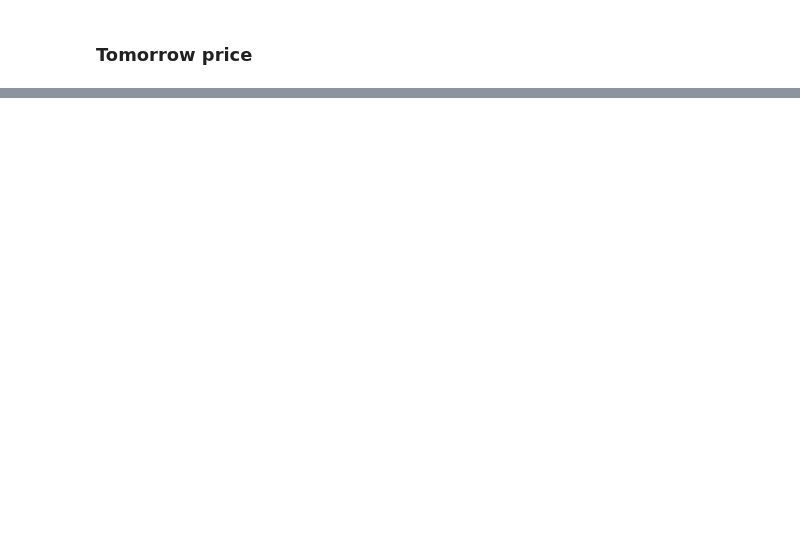
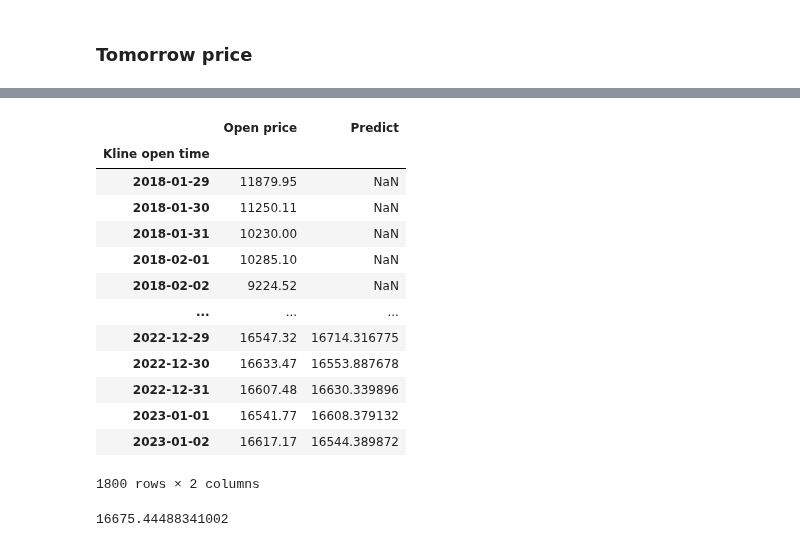
Before and after one commit to nhatruong1009/CryptoPrediction, a Jupyter notebook: src/modelling/predict_price.ipynb, the cells around one changed output, grey strips where cells are left out. Cells and saved outputs as stored; diff of their text form; code cells hidden in the pictures; blank space fills up the shorter version.

```diff
--- a/src/modelling/predict_price.ipynb
+++ b/src/modelling/predict_price.ipynb
@@ -188,5 +201,5 @@ from statsmodels.tsa.arima.model import ARIMA
 # %%
-X = pd_df["Open price"].values
+# X = pd_df["Open price"].values
 
 scaler = MinMaxScaler()
 scaled_data = scaler.fit_transform(data).reshape(-1)
@@ -195,7 +208,8 @@ history = train.copy().tolist()
 
 predictions = list()
 for t in range(len(test)):
-    model = ARIMA(history, order=(5,1,0))
+    model = SimpleExpSmoothing(history, initialization_method="estimated")
+    # model = ARIMA(history, order=(5,1,0))
     model_fit = model.fit()
     output = model_fit.forecast()
     pred_price = output[0]
@@ -322,0 +319,31 @@ pd.DataFrame({'arima':scores_1, 'lstm':scores_2})
+# %%
+from statsmodels.tsa.api import ExponentialSmoothing
+
+data = pd_df.filter(["Open price"])
+
+scaler = MinMaxScaler()
+scaled_data = scaler.fit_transform(data).reshape(-1)
+train, test = scaled_data[:TRAIN_DATA_LENGTH], scaled_data[TRAIN_DATA_LENGTH:]
+history = train.copy().tolist()
+
+predictions = list()
+for t in range(len(test)):
+    model = ExponentialSmoothing(history, seasonal_periods=7)
+    model_fit = model.fit()
+    output = model_fit.forecast()
+    pred_price = output[0]
+    predictions.append(pred_price)
+    actual_price = test[t]
+    history.append(actual_price)
+# %%
+
+train_df, test_df = data[:TRAIN_DATA_LENGTH], data[TRAIN_DATA_LENGTH:]
+test_df["Predict"] = scaler.inverse_transform(np.array(predictions).reshape(-1,1)).reshape(-1)
+
+
+# concate train_df and test_df to get the full data set
+full_df = pd.concat([train_df, test_df], axis=0)
+
+
+fig = px.line(full_df, height=1000, width=1000)
+fig.show()
@@ -322,0 +356,17 @@ pd.DataFrame({'arima':scores_1, 'lstm':scores_2})
+# %%
+full_df
+# %% [output]
+|  | Open price | Predict |
+| Kline open time |  |  |
+| 2018-01-29 | 11879.95 | NaN |
+| 2018-01-30 | 11250.11 | NaN |
+| 2018-01-31 | 10230.00 | NaN |
+| 2018-02-01 | 10285.10 | NaN |
+| 2018-02-02 | 9224.52 | NaN |
+| ... | ... | ... |
+| 2022-12-29 | 16547.32 | 16714.316775 |
+| 2022-12-30 | 16633.47 | 16553.887678 |
+| 2022-12-31 | 16607.48 | 16630.339896 |
+| 2023-01-01 | 16541.77 | 16608.379132 |
+| 2023-01-02 | 16617.17 | 16544.389872 |
+1800 rows × 2 columns
@@ -322,0 +378,4 @@ pd.DataFrame({'arima':scores_1, 'lstm':scores_2})
+# %%
+pred_price
+# %% [output]
+16675.44488341002
```
Also changed, not shown: parts of 29 cells of this notebook, 2 other files.
